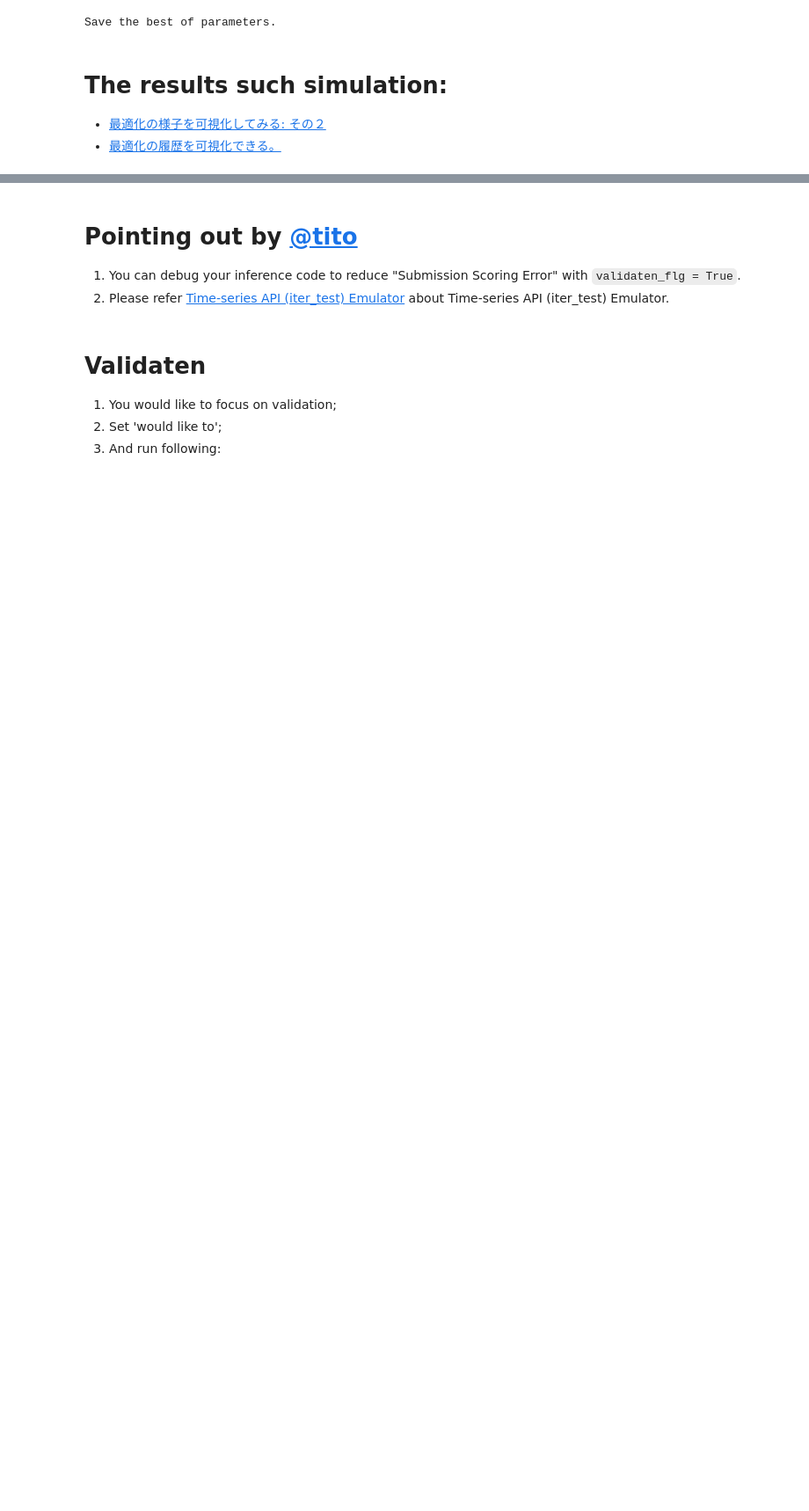
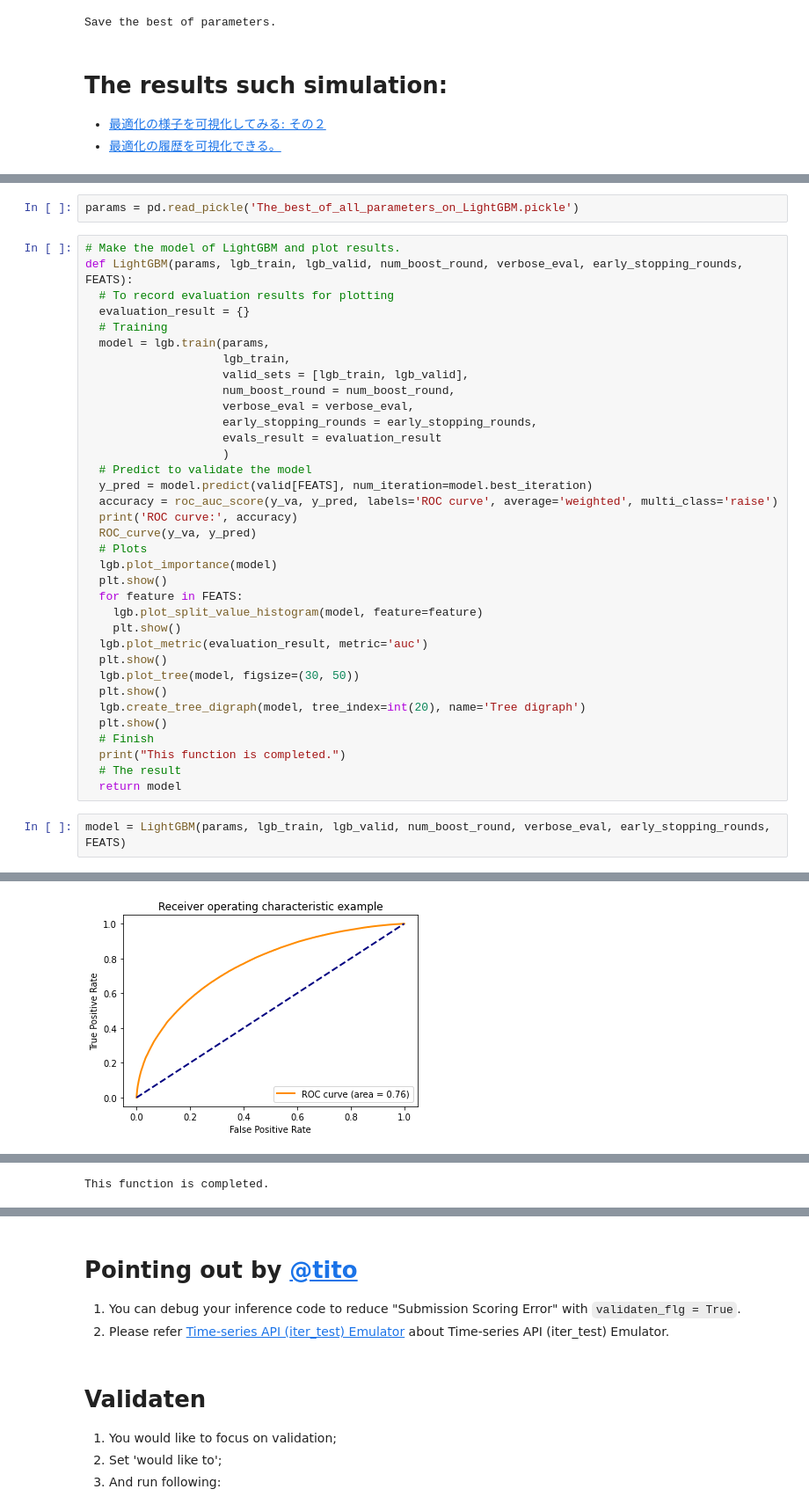
Before and after one commit to satorushibata0627/Publishment, a Jupyter notebook: Kaggle_Python3_LightGBM_on_GPU_with_Feature_Engineering_Optuna_and_Visualization.ipynb, the cells around one changed output, grey strips where cells are left out. Shown at 88% size. Saved outputs shown, nothing was run; the diff lists cells and outputs as text; blank space fills up the shorter version.

```diff
--- a/Kaggle_Python3_LightGBM_on_GPU_with_Feature_Engineering_Optuna_and_Visualization.ipynb
+++ b/Kaggle_Python3_LightGBM_on_GPU_with_Feature_Engineering_Optuna_and_Visualization.ipynb
@@ -508,0 +487,40 @@ plot_intermediate_values(study)
+# %%
+params = pd.read_pickle('The_best_of_all_parameters_on_LightGBM.pickle')
+# %%
+# Make the model of LightGBM and plot results.
+def LightGBM(params, lgb_train, lgb_valid, num_boost_round, verbose_eval, early_stopping_rounds, FEATS):
+  # To record evaluation results for plotting
+  evaluation_result = {}
+  # Training
+  model = lgb.train(params,
+                    lgb_train,
+                    valid_sets = [lgb_train, lgb_valid],
+                    num_boost_round = num_boost_round,
+                    verbose_eval = verbose_eval,
+                    early_stopping_rounds = early_stopping_rounds,
+                    evals_result = evaluation_result
+                    )
+  # Predict to validate the model
+  y_pred = model.predict(valid[FEATS], num_iteration=model.best_iteration)
+  accuracy = roc_auc_score(y_va, y_pred, labels='ROC curve', average='weighted', multi_class='raise')
+  print('ROC curve:', accuracy)
+  ROC_curve(y_va, y_pred)
+  # Plots
+  lgb.plot_importance(model)
+  plt.show()
+  for feature in FEATS:
+    lgb.plot_split_value_histogram(model, feature=feature)
+    plt.show()
+  lgb.plot_metric(evaluation_result, metric='auc')
+  plt.show()
+  lgb.plot_tree(model, figsize=(30, 50))
+  plt.show()
+  lgb.create_tree_digraph(model, tree_index=int(20), name='Tree digraph')
+  plt.show()
+  # Finish
+  print("This function is completed.")
+  # The result
+  return model
+# %%
+model = LightGBM(params, lgb_train, lgb_valid, num_boost_round, verbose_eval, early_stopping_rounds, FEATS)
+# %% [output]
@@ -508,0 +541 @@ plot_intermediate_values(study)
+[figure, added]
@@ -508,0 +552 @@ plot_intermediate_values(study)
+This function is completed.
```
Also changed, not shown: parts of 16 cells of this notebook.
